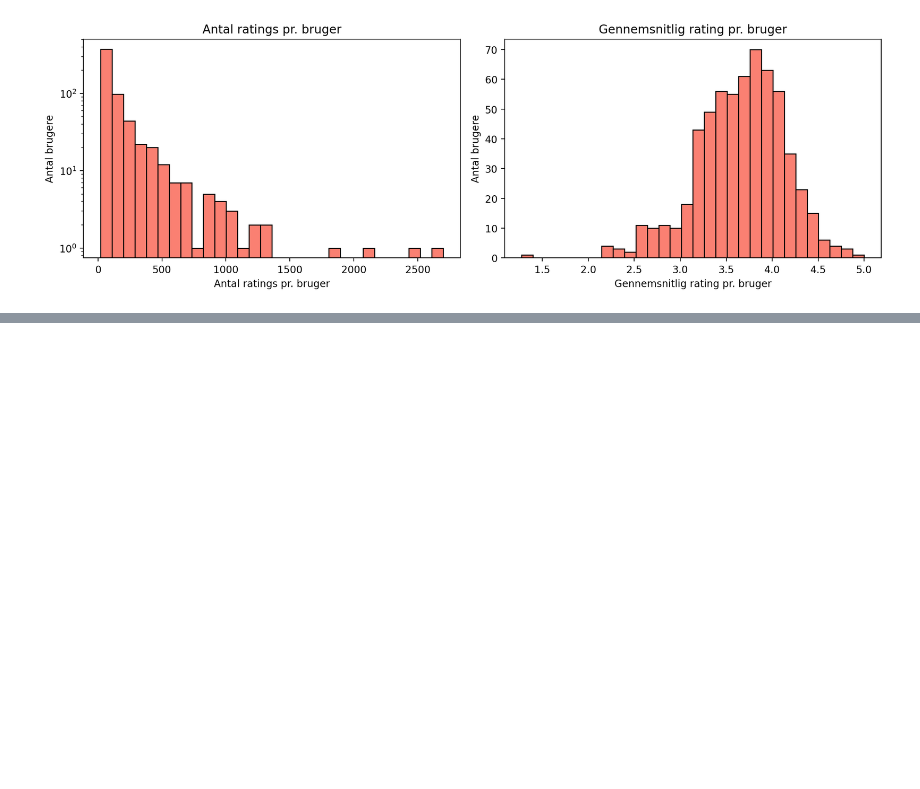
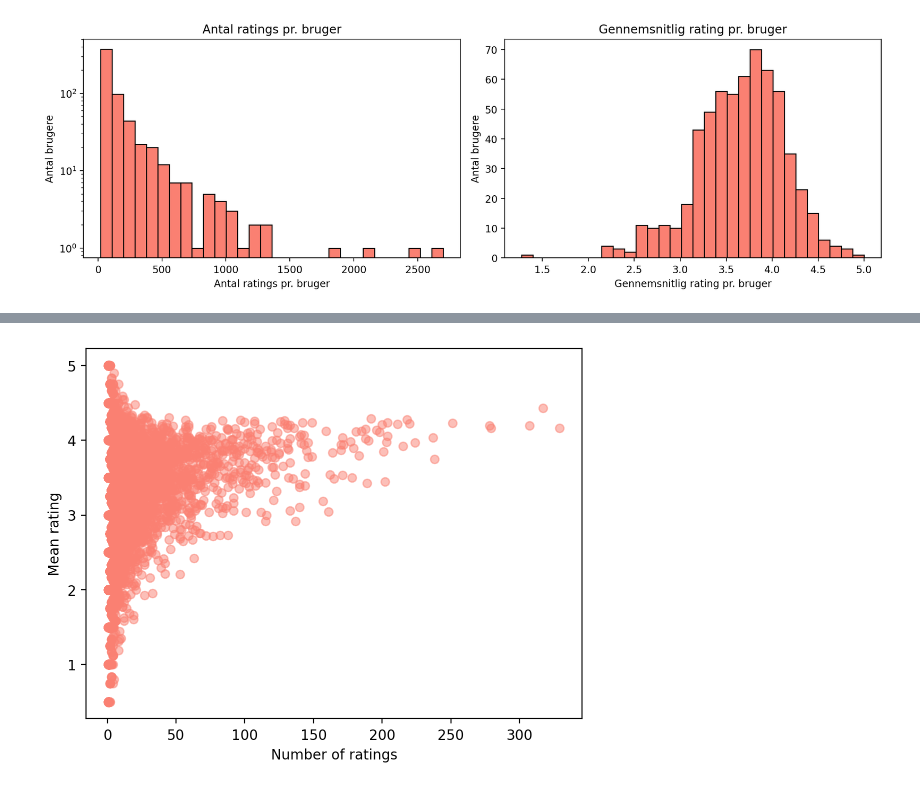
Before and after one commit to JeppeBondeBakkensen/Personlige-projekter, a Jupyter notebook: Personlige projekter/Movie recomender/src/EDA.ipynb, the cells around one changed output, grey strips where cells are left out. Drawn from its saved outputs; the diff is of its cells as text; code cells hidden in the pictures; blank space fills up the shorter version.

```diff
--- a/Personlige projekter/Movie recomender/src/EDA.ipynb
+++ b/Personlige projekter/Movie recomender/src/EDA.ipynb
@@ -157,0 +208,25 @@ plt.show()
+# %%
+# count, mean and std of the movie ratings
+n_ratings_movies = ratings.groupby("movieId")["rating"].count()
+mean_ratings_movies = ratings.groupby("movieId")["rating"].mean()
+std_ratings_movies = ratings.groupby("movieId")["rating"].std()
+
+movie_stas = pd.concat(
+    [
+    n_ratings_movies.rename("n_ratings"),
+    mean_ratings_movies.rename("mean_ratings"),
+    ],
+    axis=1,
+)
+# Top 10 most rated movies and top 10 best ratede movies
+movies_with_counts = (
+    movies[["movieId", "title"]]
+    .merge(movie_stas , on="movieId", how="left")
+)
+movies_50plus_ratings = movies_with_counts[movies_with_counts["n_ratings"] > 50]
+
+# top 10 mest ratede film
+movies_top10_most_rated = movies_with_counts.sort_values(by="n_ratings", ascending=False).head(10)
+movies_top10_best_rated = movies_50plus_ratings.sort_values(by="mean_ratings", ascending=False).head(10)
+display(movies_top10_most_rated)
+display(movies_top10_best_rated)
@@ -157,0 +303,8 @@ plt.show()
+# %%
+# Scatterplot
+plt.scatter(n_ratings_movies, mean_ratings_movies, color="salmon", alpha=0.5)
+plt.ylabel("Mean rating")
+plt.xlabel("Number of ratings")
+plt.show()
+# %% [output]
+[figure, added]
```
Also changed, not shown: parts of 7 cells of this notebook.
